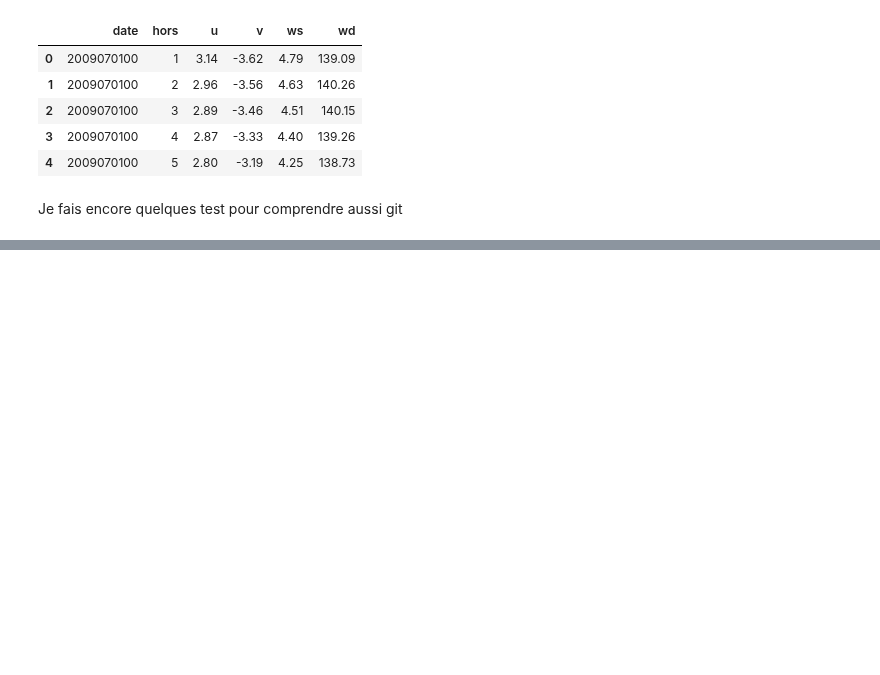
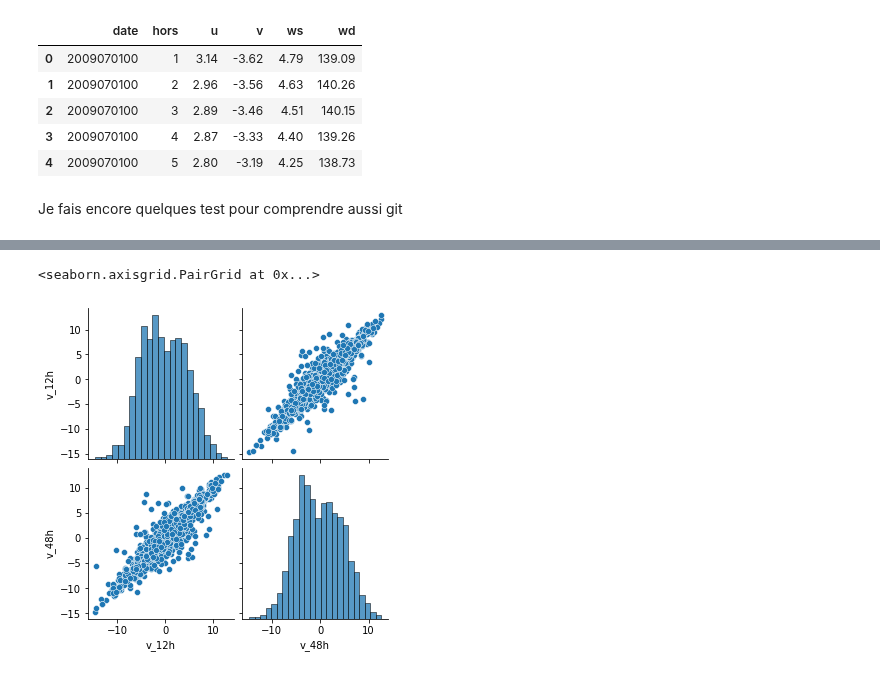
Before and after one commit to MorganeVives/DataChallenge_WP_phase2, a Jupyter notebook: EDA_GC.ipynb, the cells around one changed output, grey strips where cells are left out. Saved outputs shown, nothing was run; the diff lists cells and outputs as text; code cells hidden in the pictures; blank space fills up the shorter version.

```diff
--- a/EDA_GC.ipynb
+++ b/EDA_GC.ipynb
@@ -29,0 +227,5 @@ Je fais encore quelques test pour comprendre aussi git
+# %%
+sns.pairplot(data_merge[['v_12h','v_48h']])
+# %% [output]
+<seaborn.axisgrid.PairGrid at 0x...>
+[figure, added]
```
Also changed, not shown: parts of 34 cells of this notebook.
